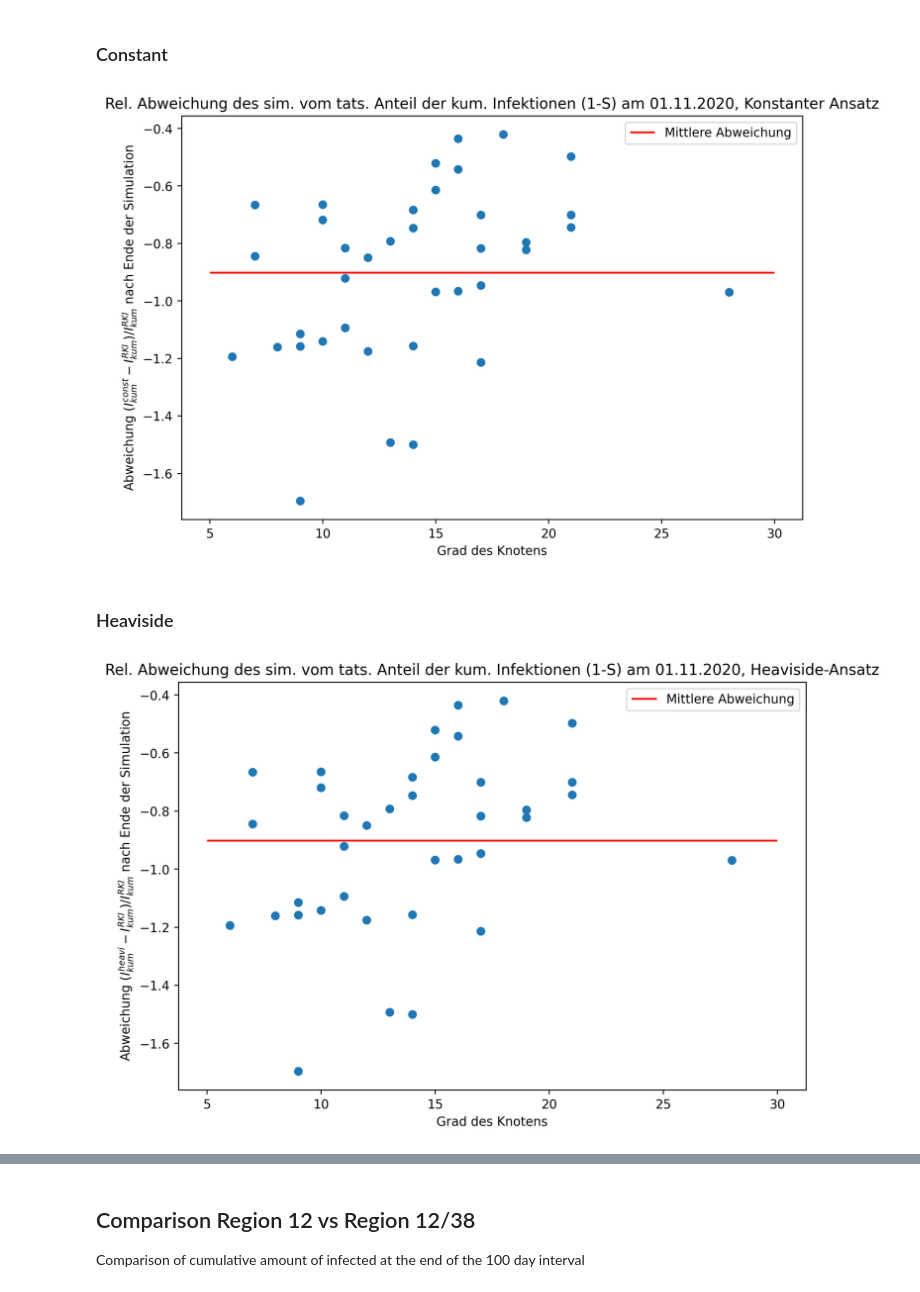
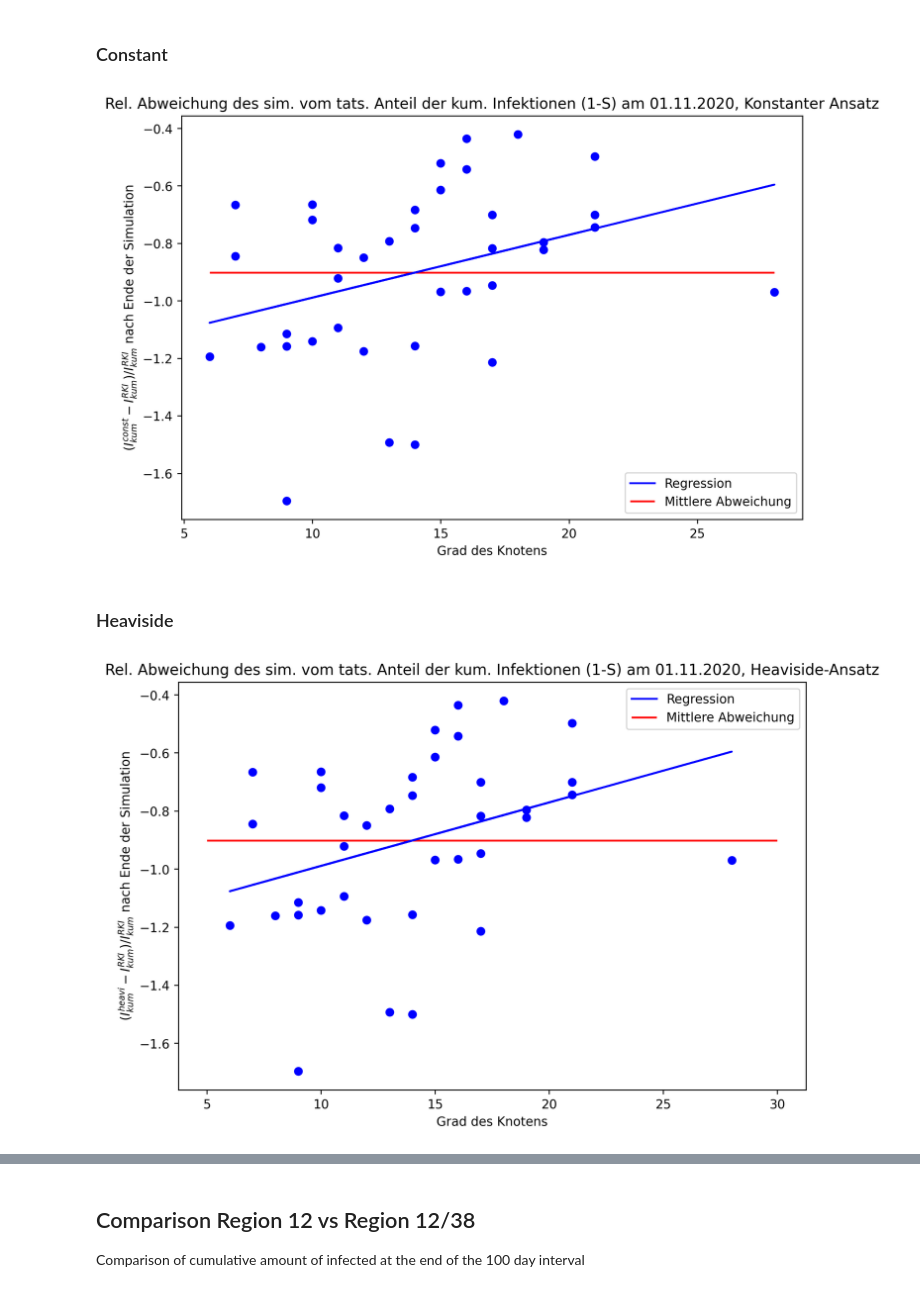
Before and after one commit to torbensun/Modeling-Of-Epidemics-With-Compartmental-And-Network-Models, a Jupyter notebook: Project.ipynb, the cells around one changed output, grey strips where cells are left out. Saved outputs shown, nothing was run; the diff lists cells and outputs as text; code cells hidden in the pictures.

Commit message:
Added Regression
to demonstrate dependance, expected shape unclear

```diff
--- a/Project.ipynb
+++ b/Project.ipynb
@@ -612,17 +613,23 @@ for i in range(38):
     diff_cum_I_final_c[i] = -(1-RKI_data[i][0][-1]) + (1-sol.y[i][-1])
     RKI = (1-RKI_data[i][0][-1])
 avg_diff_cum_I_final_c=np.mean(diff_cum_I_final_c)
+# %%
+def fc(x, a, b):
+	return a*x+b
+p0 = [0, 0.1]
+fitc, errc = opt.curve_fit(fc, degree_dist, diff_cum_I_final_c/RKI, p0)
 # %%
 plt.figure(figsize=(9,6),dpi=250)
 plt.title("Rel. Abweichung des sim. vom tats. Anteil der kum. Infektionen (1-S) am 01.11.2020, Konstanter Ansatz")
 plt.xlabel('Grad des Knotens')
-plt.ylabel(r"Abweichung $(I_{kum}^{const}-I_{kum}^{RKI})/I_{kum}^{RKI}$ nach Ende der Simulation")
-plt.scatter(degree_dist,diff_cum_I_final_c/RKI,marker='o')
-plt.hlines(avg_diff_cum_I_final_c/RKI,5,30,color='red',label='Mittlere Abweichung')
-plt.legend()
+plt.ylabel(r"$(I_{kum}^{const}-I_{kum}^{RKI})/I_{kum}^{RKI}$ nach Ende der Simulation")
+plt.scatter(degree_dist,diff_cum_I_final_c/RKI,marker='o',color='blue')
+plt.plot(degree_dist, [fc(d, *fitc) for d in degree_dist], label="Regression",color='blue')
+plt.hlines(avg_diff_cum_I_final_c/RKI,6,28,color='red',label='Mittlere Abweichung')
+plt.legend(loc='lower right')
 plt.savefig("Media/Boundaries/Boundaries_38_degree_dist_c.pdf")
 # %% [output]
-[figure, old version]
+[figure, new version]
 # %% [markdown]
 ### Heaviside
 # %%
@@ -636,13 +648,14 @@ avg_diff_cum_I_final_h=np.mean(diff_cum_I_final_h)
 plt.figure(figsize=(9,6),dpi=250)
 plt.title("Rel. Abweichung des sim. vom tats. Anteil der kum. Infektionen (1-S) am 01.11.2020, Heaviside-Ansatz")
 plt.xlabel('Grad des Knotens')
-plt.ylabel(r"Abweichung $(I_{kum}^{heavi}-I_{kum}^{RKI})/I_{kum}^{RKI}$ nach Ende der Simulation")
-plt.scatter(degree_dist,diff_cum_I_final_h/RKI,marker='o')
+plt.ylabel(r"$(I_{kum}^{heavi}-I_{kum}^{RKI})/I_{kum}^{RKI}$ nach Ende der Simulation")
+plt.scatter(degree_dist,diff_cum_I_final_h/RKI,marker='o',color='blue')
 plt.hlines(avg_diff_cum_I_final_h/RKI,5,30,color='red',label='Mittlere Abweichung')
+plt.plot(degree_dist, [fh(d, *fith) for d in degree_dist], label="Regression",color='blue')
 plt.legend()
 plt.savefig("Media/Boundaries/Boundaries_38_degree_dist_h.pdf")
 # %% [output]
-[figure, old version]
+[figure, new version]
 # %%
 plt.figure(figsize=(9,6),dpi=250)
 plt.title("Rel. Abweichung des Anteils der kum. Infektionen (1-S) am 01.11.2020, (konstant-Heaviside)-Ansatz")
```
Also changed, not shown: parts of 5 cells of this notebook, 5 other files.
